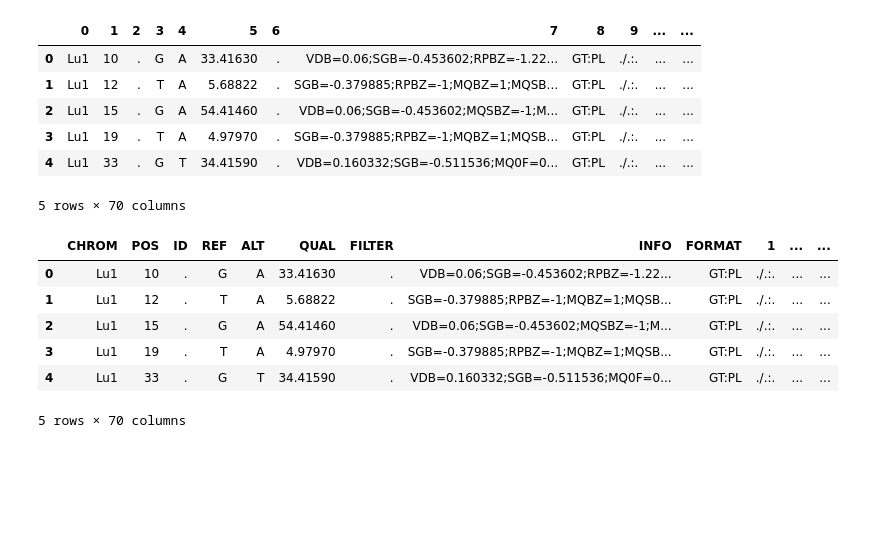
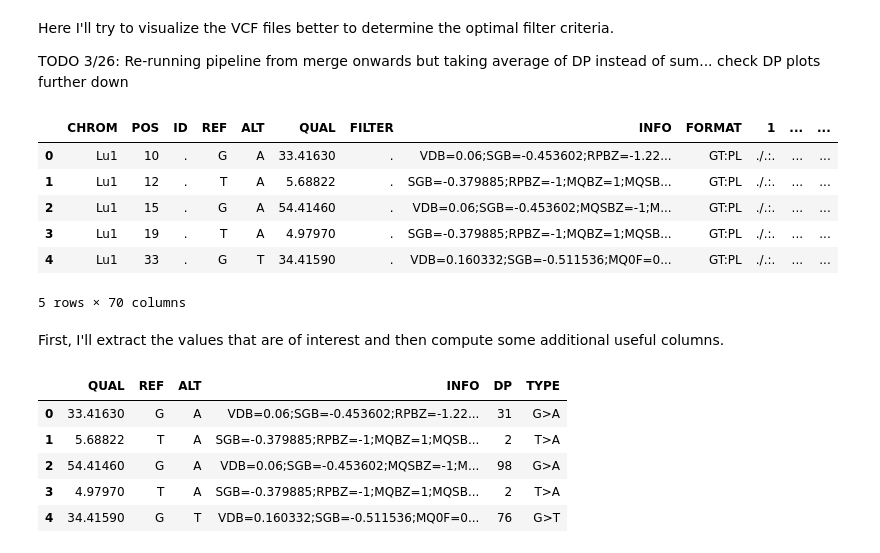
Before and after one commit to justsharan/flax-snv, a Jupyter notebook: filtering.ipynb, the cells around one changed output. Saved outputs shown, nothing was run; the diff lists cells and outputs as text; code cells hidden in the pictures; blank space fills up the shorter version.

```diff
--- a/filtering.ipynb
+++ b/filtering.ipynb
@@ -1,25 +1,39 @@
+# %% [markdown]
+Here I'll try to visualize the VCF files better to determine the optimal filter criteria.
+
+TODO 3/26: Re-running pipeline from merge onwards but taking average of DP instead of sum... check DP plots further down
 # %%
 import pandas as pd
-variants = pd.read_csv('out/variants.vcf.gz', compression='gzip', comment='#', sep='\t', header=None)
+
+# Import VCF file w/ proper column names
+variants = pd.read_csv('out/variants.vcf.gz', compression='gzip', comment='#', sep='\t', header=None,
+    names = ['CHROM', 'POS', 'ID', 'REF', 'ALT', 'QUAL', 'FILTER', 'INFO', 'FORMAT'] + [i for i in range(1,62)])
 variants.head()
 # %% [output]
-|  | 0 | 1 | 2 | 3 | 4 | 5 | 6 | 7 | 8 | 9 | ... | ... |
+|  | CHROM | POS | ID | REF | ALT | QUAL | FILTER | INFO | FORMAT | 1 | ... | ... |
 | 0 | Lu1 | 10 | . | G | A | 33.41630 | . | VDB=0.06;SGB=-0.453602;RPBZ=-1.22... | GT:PL | ./.:. | ... | ... |
 | 1 | Lu1 | 12 | . | T | A | 5.68822 | . | SGB=-0.379885;RPBZ=-1;MQBZ=1;MQSB... | GT:PL | ./.:. | ... | ... |
 | 2 | Lu1 | 15 | . | G | A | 54.41460 | . | VDB=0.06;SGB=-0.453602;MQSBZ=-1;M... | GT:PL | ./.:. | ... | ... |
 | 3 | Lu1 | 19 | . | T | A | 4.97970 | . | SGB=-0.379885;RPBZ=-1;MQBZ=1;MQSB... | GT:PL | ./.:. | ... | ... |
 | 4 | Lu1 | 33 | . | G | T | 34.41590 | . | VDB=0.160332;SGB=-0.511536;MQ0F=0... | GT:PL | ./.:. | ... | ... |
 5 rows × 70 columns
-# %%
-# Rename columns to match GFF file specs
-col_names = ['CHROM', 'POS', 'ID', 'REF', 'ALT', 'QUAL', 'FILTER', 'INFO', 'FORMAT'] + [i for i in range(1,62)]
-variants.rename(columns={i:col_names[i] for i in range(0,69)}, inplace=True)
-variants.head()
-# %% [output]
-|  | CHROM | POS | ID | REF | ALT | QUAL | FILTER | INFO | FORMAT | 1 | ... | ... |
-| 0 | Lu1 | 10 | . | G | A | 33.41630 | . | VDB=0.06;SGB=-0.453602;RPBZ=-1.22... | GT:PL | ./.:. | ... | ... |
-| 1 | Lu1 | 12 | . | T | A | 5.68822 | . | SGB=-0.379885;RPBZ=-1;MQBZ=1;MQSB... | GT:PL | ./.:. | ... | ... |
-| 2 | Lu1 | 15 | . | G | A | 54.41460 | . | VDB=0.06;SGB=-0.453602;MQSBZ=-1;M... | GT:PL | ./.:. | ... | ... |
-| 3 | Lu1 | 19 | . | T | A | 4.97970 | . | SGB=-0.379885;RPBZ=-1;MQBZ=1;MQSB... | GT:PL | ./.:. | ... | ... |
-| 4 | Lu1 | 33 | . | G | T | 34.41590 | . | VDB=0.160332;SGB=-0.511536;MQ0F=0... | GT:PL | ./.:. | ... | ... |
-5 rows × 70 columns
+# %% [markdown]
+First, I'll extract the values that are of interest and then compute some additional useful columns.
+# %%
+useful_variants = variants[['QUAL', 'REF', 'ALT', 'INFO']].copy()
+# Filter for SNPs only, no INDELs
+snps_filter = (useful_variants['REF'].str.len() == 1) & (useful_variants['ALT'].str.len() == 1)
+useful_variants = useful_variants[snps_filter]
+# Add DP column
+useful_variants['DP'] = useful_variants['INFO'].str.extract(r'DP=(\d+)').astype(int)
+# Add type of SNP
+useful_variants['TYPE'] = useful_variants.apply(lambda row: '%s>%s' % (row['REF'], row['ALT']), axis=1)
+
+useful_variants.head()
+# %% [output]
+|  | QUAL | REF | ALT | INFO | DP | TYPE |
+| 0 | 33.41630 | G | A | VDB=0.06;SGB=-0.453602;RPBZ=-1.22... | 31 | G>A |
+| 1 | 5.68822 | T | A | SGB=-0.379885;RPBZ=-1;MQBZ=1;MQSB... | 2 | T>A |
+| 2 | 54.41460 | G | A | VDB=0.06;SGB=-0.453602;MQSBZ=-1;M... | 98 | G>A |
+| 3 | 4.97970 | T | A | SGB=-0.379885;RPBZ=-1;MQBZ=1;MQSB... | 2 | T>A |
+| 4 | 34.41590 | G | T | VDB=0.160332;SGB=-0.511536;MQ0F=0... | 76 | G>T |
```
Also changed, not shown: parts of 2 cells of this notebook.
